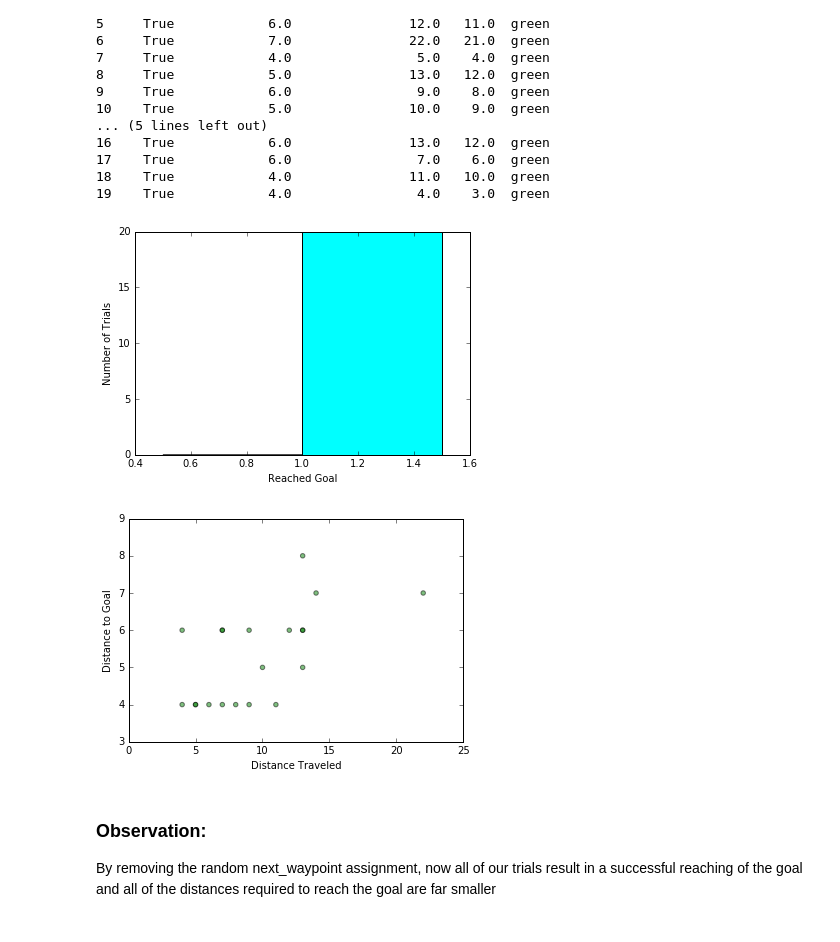
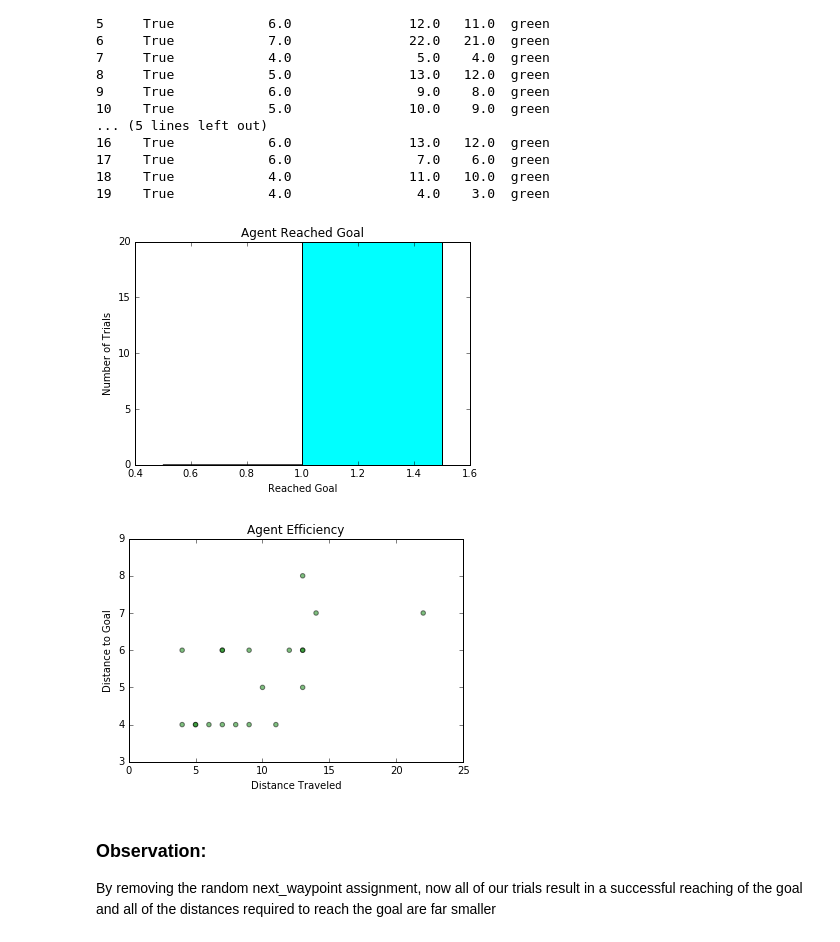
Before and after one commit to gilakos/machine-learning, a Jupyter notebook: projects/smartcab/smartcab/smartcab_report.ipynb, the cells around one changed output. Drawn from its saved outputs; the diff is of its cells as text; code cells hidden in the pictures.

```diff
--- a/projects/smartcab/smartcab/smartcab_report.ipynb
+++ b/projects/smartcab/smartcab/smartcab_report.ipynb
@@ -168,18 +170,20 @@ print df
 # %%
 # the histogram of the data
 plt.hist(df['reached'], bins=2, facecolor='cyan')
 plt.xlabel('Reached Goal')
 plt.ylabel('Number of Trials')
+plt.title('Agent Reached Goal')
 plt.show()
 
 # the scatterplot of distance traveled versus goal distance
 plt.scatter(df['distance_traveled'], df['goal_distance'], c=df['color'], alpha=0.5)
 plt.xlabel('Distance Traveled')
 plt.ylabel('Distance to Goal')
+plt.title('Agent Efficiency')
 plt.show()
 # %% [output]
-[figure, old version]
+[figure, new version]
-[figure, old version]
+[figure, new version]
 # %% [markdown]
 ### Observation:
 By removing the random next_waypoint assignment, now all of our trials result in a successful reaching of the goal and all of the distances required to reach the goal are far smaller
```
Also changed, not shown: parts of 9 cells of this notebook, 6 other files.
